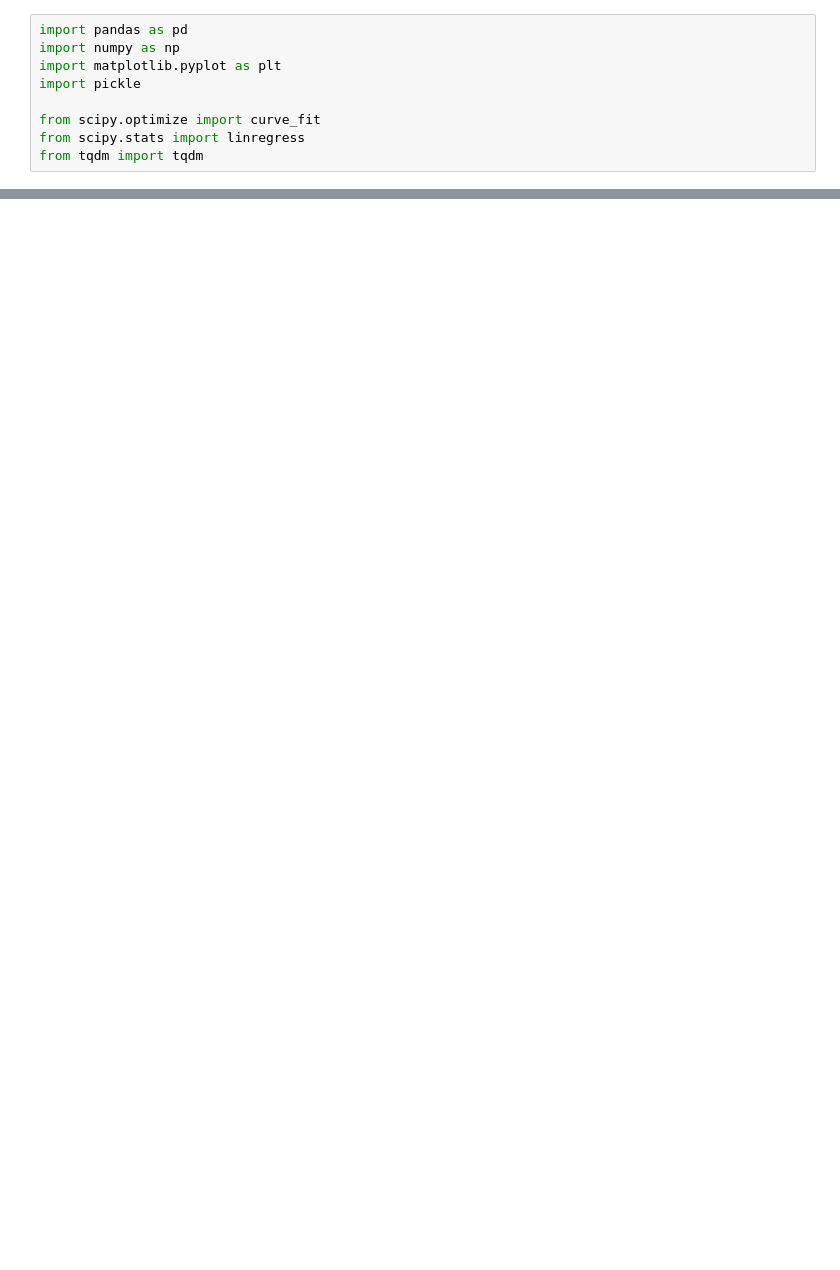
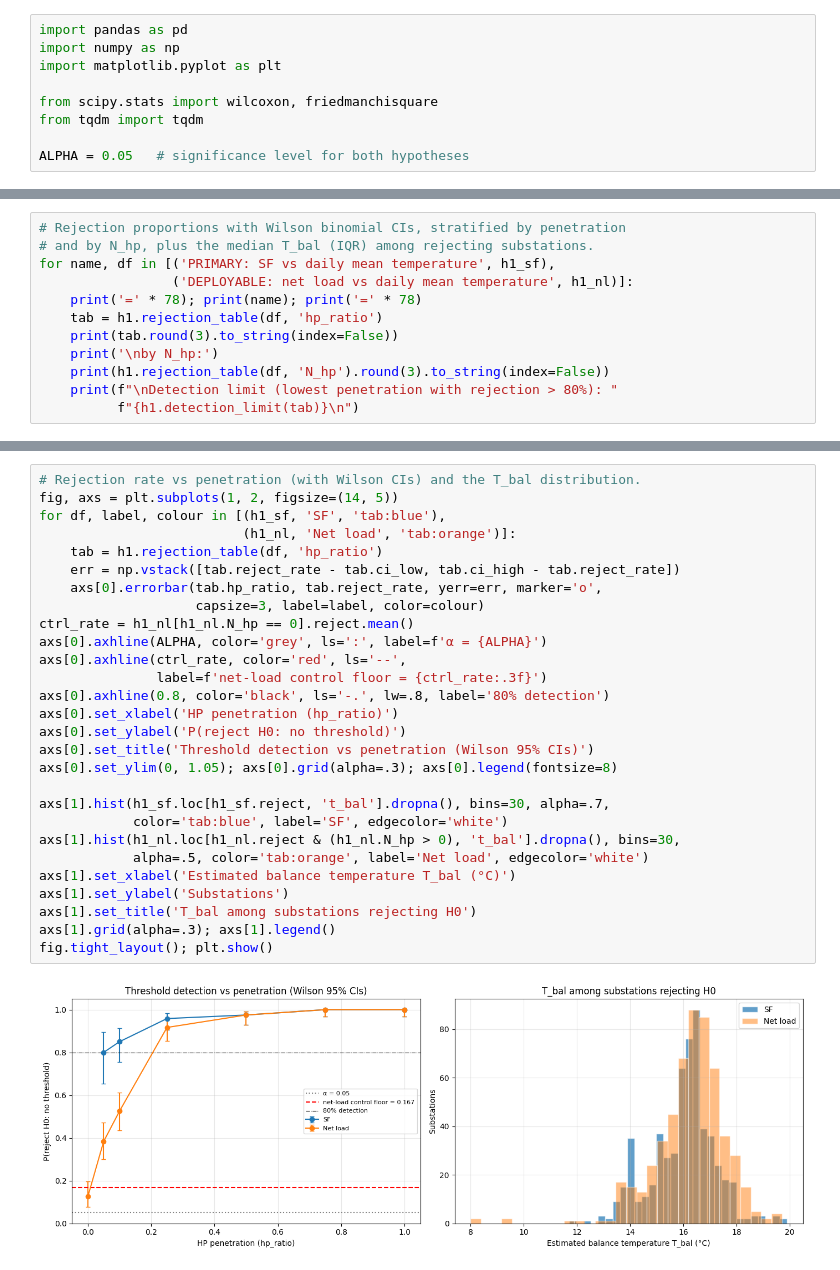
Before and after one commit to agouveia-kul/hp-sensitivity-paper, a Jupyter notebook: HeatPump_Hypotheses.ipynb, the cells around one changed output, grey strips where cells are left out. Drawn from its saved outputs; the diff is of its cells as text; blank space fills up the shorter version.

Commit message:
Rework hypothesis tests: shared modules, factorial design, threshold test

```diff
--- a/HeatPump_Hypotheses.ipynb
+++ b/HeatPump_Hypotheses.ipynb
@@ -17,8 +22,8 @@ Two hypotheses tested on the **same synthetic-substation data** as
 import pandas as pd
 import numpy as np
 import matplotlib.pyplot as plt
-import pickle
 
-from scipy.optimize import curve_fit
-from scipy.stats import linregress
+from scipy.stats import wilcoxon, friedmanchisquare
 from tqdm import tqdm
+
+ALPHA = 0.05   # significance level for both hypotheses
@@ -192,0 +236,12 @@ Resolution  n_fits  Mean_R2  Median_R2
+# %%
+# Rejection proportions with Wilson binomial CIs, stratified by penetration
+# and by N_hp, plus the median T_bal (IQR) among rejecting substations.
+for name, df in [('PRIMARY: SF vs daily mean temperature', h1_sf),
+                 ('DEPLOYABLE: net load vs daily mean temperature', h1_nl)]:
+    print('=' * 78); print(name); print('=' * 78)
+    tab = h1.rejection_table(df, 'hp_ratio')
+    print(tab.round(3).to_string(index=False))
+    print('\nby N_hp:')
+    print(h1.rejection_table(df, 'N_hp').round(3).to_string(index=False))
+    print(f"\nDetection limit (lowest penetration with rejection > 80%): "
+          f"{h1.detection_limit(tab)}\n")
@@ -192,0 +266,30 @@ Resolution  n_fits  Mean_R2  Median_R2
+# %%
+# Rejection rate vs penetration (with Wilson CIs) and the T_bal distribution.
+fig, axs = plt.subplots(1, 2, figsize=(14, 5))
+for df, label, colour in [(h1_sf, 'SF', 'tab:blue'),
+                          (h1_nl, 'Net load', 'tab:orange')]:
+    tab = h1.rejection_table(df, 'hp_ratio')
+    err = np.vstack([tab.reject_rate - tab.ci_low, tab.ci_high - tab.reject_rate])
+    axs[0].errorbar(tab.hp_ratio, tab.reject_rate, yerr=err, marker='o',
+                    capsize=3, label=label, color=colour)
+ctrl_rate = h1_nl[h1_nl.N_hp == 0].reject.mean()
+axs[0].axhline(ALPHA, color='grey', ls=':', label=f'α = {ALPHA}')
+axs[0].axhline(ctrl_rate, color='red', ls='--',
+               label=f'net-load control floor = {ctrl_rate:.3f}')
+axs[0].axhline(0.8, color='black', ls='-.', lw=.8, label='80% detection')
+axs[0].set_xlabel('HP penetration (hp_ratio)')
+axs[0].set_ylabel('P(reject H0: no threshold)')
+axs[0].set_title('Threshold detection vs penetration (Wilson 95% CIs)')
+axs[0].set_ylim(0, 1.05); axs[0].grid(alpha=.3); axs[0].legend(fontsize=8)
+
+axs[1].hist(h1_sf.loc[h1_sf.reject, 't_bal'].dropna(), bins=30, alpha=.7,
+            color='tab:blue', label='SF', edgecolor='white')
+axs[1].hist(h1_nl.loc[h1_nl.reject & (h1_nl.N_hp > 0), 't_bal'].dropna(), bins=30,
+            alpha=.5, color='tab:orange', label='Net load', edgecolor='white')
+axs[1].set_xlabel('Estimated balance temperature T_bal (°C)')
+axs[1].set_ylabel('Substations')
+axs[1].set_title('T_bal among substations rejecting H0')
+axs[1].grid(alpha=.3); axs[1].legend()
+fig.tight_layout(); plt.show()
+# %% [output]
+[figure, added]
```
Also changed, not shown: parts of 29 cells of this notebook, 6 other files.
